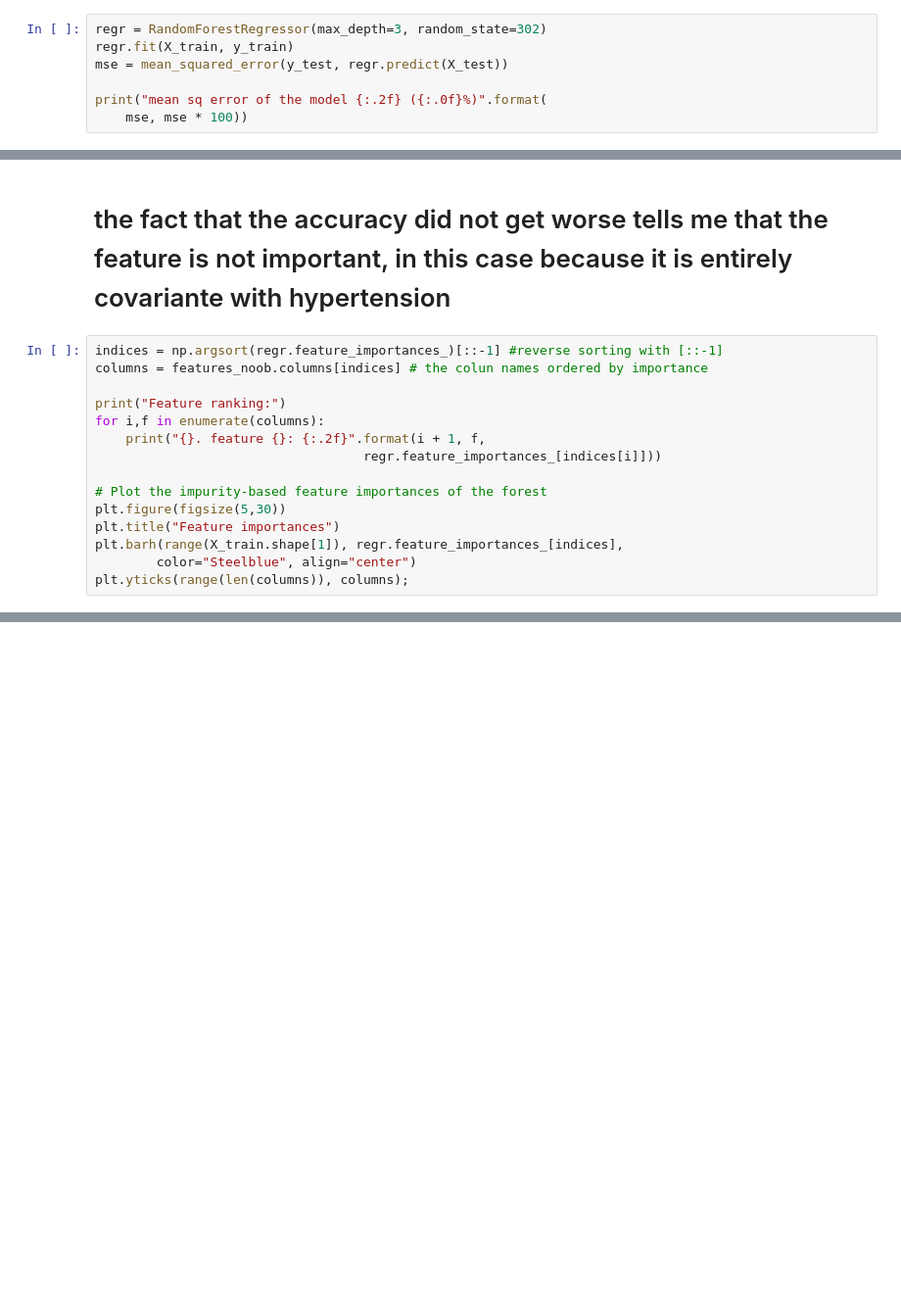
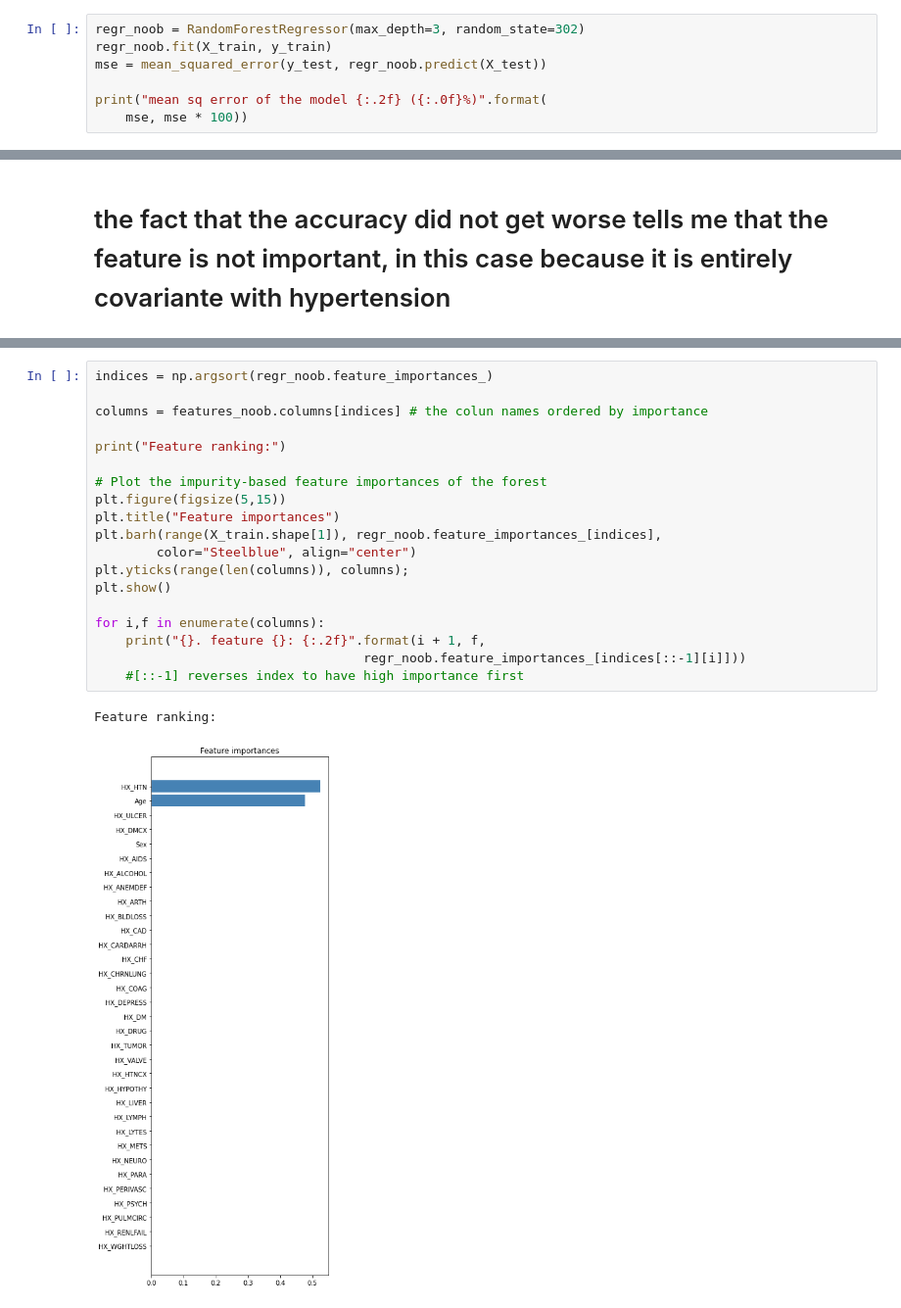
Before and after one commit to fedhere/covid19Vizs, a Jupyter notebook: COVID19LOS_featureExtractionRFexample.ipynb, the cells around one changed output, grey strips where cells are left out. Shown at 98% size. Drawn from its saved outputs; the diff is of its cells as text; blank space fills up the shorter version.

```diff
--- a/COVID19LOS_featureExtractionRFexample.ipynb
+++ b/COVID19LOS_featureExtractionRFexample.ipynb
@@ -215,9 +220,9 @@ from sklearn.model_selection import train_test_split
 X_train, X_test, y_train, y_test = train_test_split(
   features_noob, target, test_size=0.2, random_state=302)
 # %%
-regr = RandomForestRegressor(max_depth=3, random_state=302)
-regr.fit(X_train, y_train)
-mse = mean_squared_error(y_test, regr.predict(X_test))
+regr_noob = RandomForestRegressor(max_depth=3, random_state=302)
+regr_noob.fit(X_train, y_train)
+mse = mean_squared_error(y_test, regr_noob.predict(X_test))
 
 print("mean sq error of the model {:.2f} ({:.0f}%)".format(
     mse, mse * 100))
@@ -225,18 +230,3 @@ print("mean sq error of the model {:.2f} ({:.0f}%)".format(
 mean sq error of the model 0.03 (3%)
 # %% [markdown]
 # the fact that the accuracy did not get worse tells me that the feature is not important, in this case because it is entirely covariante with hypertension
-# %%
-indices = np.argsort(regr.feature_importances_)[::-1] #reverse sorting with [::-1]
-columns = features_noob.columns[indices] # the colun names ordered by importance
-
-print("Feature ranking:")
-for i,f in enumerate(columns):
-    print("{}. feature {}: {:.2f}".format(i + 1, f,
-                                   regr.feature_importances_[indices[i]]))
-
-# Plot the impurity-based feature importances of the forest
-plt.figure(figsize(5,30))
-plt.title("Feature importances")
-plt.barh(range(X_train.shape[1]), regr.feature_importances_[indices],
-        color="Steelblue", align="center")
-plt.yticks(range(len(columns)), columns);
@@ -261,0 +233,22 @@ Feature ranking:
+# %%
+indices = np.argsort(regr_noob.feature_importances_)
+
+columns = features_noob.columns[indices] # the colun names ordered by importance
+
+print("Feature ranking:")
+
+# Plot the impurity-based feature importances of the forest
+plt.figure(figsize(5,15))
+plt.title("Feature importances")
+plt.barh(range(X_train.shape[1]), regr_noob.feature_importances_[indices],
+        color="Steelblue", align="center")
+plt.yticks(range(len(columns)), columns);
+plt.show()
+
+for i,f in enumerate(columns):
+    print("{}. feature {}: {:.2f}".format(i + 1, f,
+                                   regr_noob.feature_importances_[indices[::-1][i]]))
+    #[::-1] reverses index to have high importance first
+# %% [output]
+Feature ranking:
+[figure, added]
```
Also changed, not shown: parts of 3 cells of this notebook.
